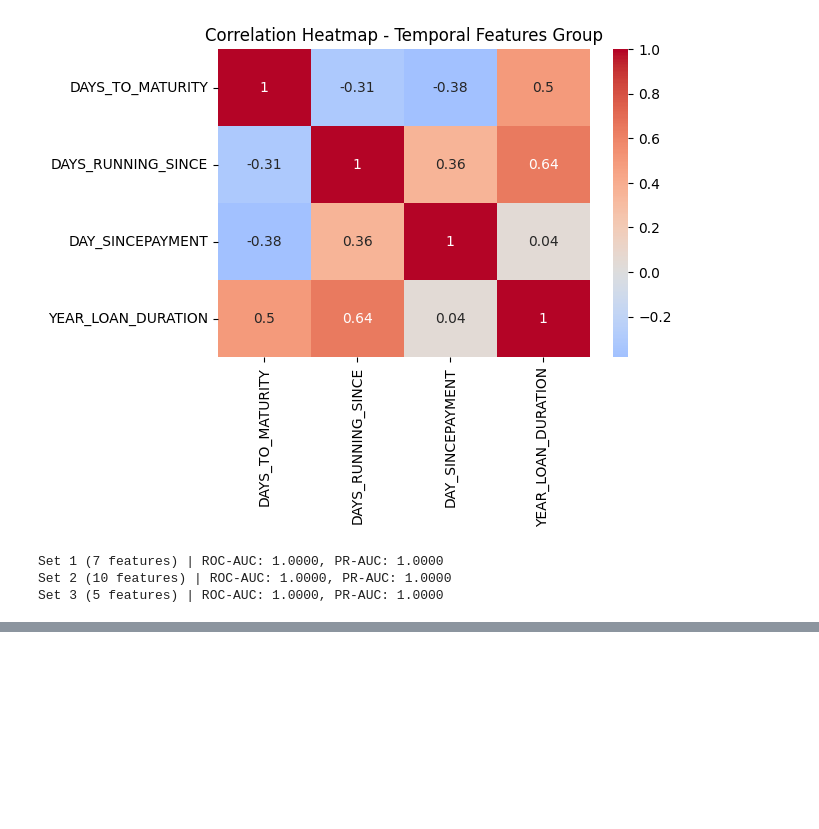
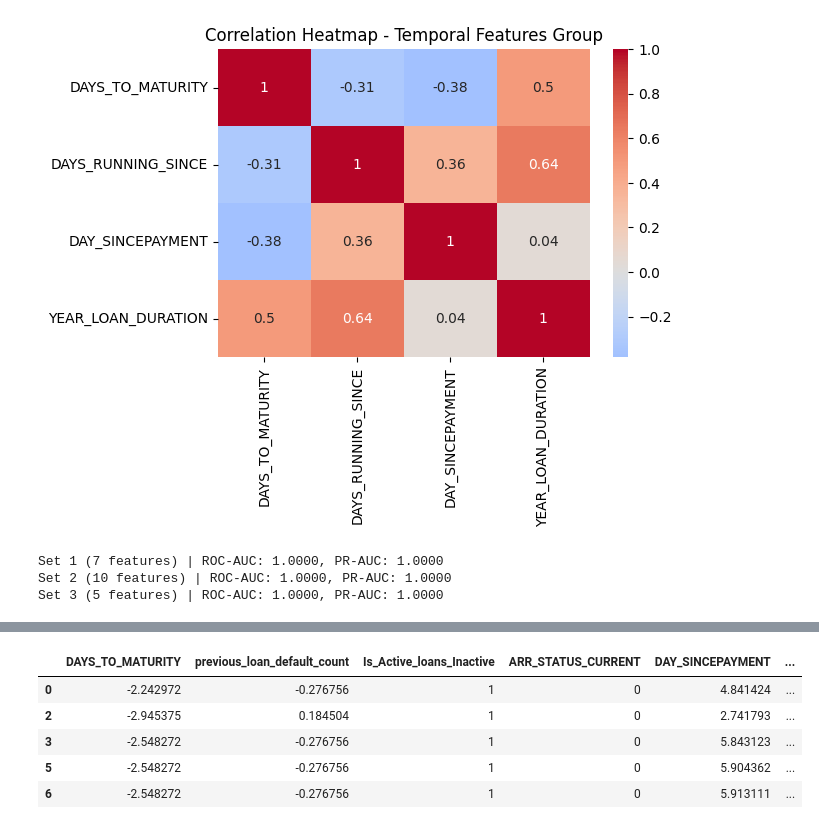
Before and after one commit to wolesijohn/Loan_Default_Prediction-STERLING-BANK-CASE-STUDY-, a Jupyter notebook: Exploratory_Data_Analysis.ipynb, the cells around one changed output, grey strips where cells are left out. Saved outputs shown, nothing was run; the diff lists cells and outputs as text; code cells hidden in the pictures; blank space fills up the shorter version.

```diff
--- a/Exploratory_Data_Analysis.ipynb
+++ b/Exploratory_Data_Analysis.ipynb
@@ -258,3 +258,96 @@ df_combined = pd.concat([df_selected,y], axis=1)
 
 # Save the concatenated DataFrame to a CSV file for model training
 df_combined.to_csv('Loan_Data/model_selected_data.csv', index=False)
+# %%
+import pandas as pd
+import numpy as np
+from sklearn.preprocessing import StandardScaler
+
+# Define required columns (final form)
+set_a = [
+    'DAYS_TO_MATURITY', 'previous_loan_default_count', 'Is_Active_loans_Inactive',
+    'ARR_STATUS_CURRENT', 'DAY_SINCEPAYMENT', 'CURR_BAL', 'DAYS_RUNNING_SINCE'
+]
+set_b = set_a + ['previous_loans_count', 'INTEREST_RATE', 'sector_GENERAL']
+
+
+def check_and_transform_data(df: pd.DataFrame):
+    """
+    Checks if dataset is transformed.
+    If not, performs preprocessing:
+    - Removes duplicates (if loan_id exists)
+    - Drops rows with missing values in required raw columns
+    - Encodes categorical fields as binary:
+        * Is_Active_loans → Is_Active_loans_Inactive (1 if Inactive, else 0)
+        * ARR_STATUS → ARR_STATUS_CURRENT (1 if Current, else 0)
+        * sector → sector_GENERAL (1 if General, else 0)
+    - Converts INTEREST_RATE to float
+    - Standardizes numerical data
+    Returns transformed DataFrame ready for prediction.
+    """
+
+    # --- Step 1: Detect if data already transformed (all required cols exist & numeric) ---
+    if all(col in df.columns for col in set_b):
+        # Check if all are numeric
+        if all(np.issubdtype(df[col].dtype, np.number) for col in set_b):
+            print("✅ Data already transformed. Returning as is...")
+            return df[set_b]
+
+    # --- Step 2: Handle raw data ---
+    print("⚙️ Detected raw data. Performing transformation...")
+
+    # If loan_id exists → drop duplicates
+    if "loan_id" in df.columns:
+        df = df.drop_duplicates(subset=["loan_id"], keep="first")
+
+    # Map categorical columns to new binary encoded form
+    if "Is_Active_loans" in df.columns:
+        df["Is_Active_loans_Inactive"] = df["Is_Active_loans"].str.strip().str.upper().eq("INACTIVE").astype(int)
+    else:
+        raise ValueError("Missing required column: Is_Active_loans")
+
+    if "ARR_STATUS" in df.columns:
+        df["ARR_STATUS_CURRENT"] = df["ARR_STATUS"].str.strip().str.upper().eq("CURRENT").astype(int)
+    else:
+        raise ValueError("Missing required column: ARR_STATUS")
+
+    if "sector" in df.columns:
+        df["sector_GENERAL"] = df["sector"].str.strip().str.upper().eq("GENERAL").astype(int)
+    else:
+        raise ValueError("Missing required column: sector")
+
+    # Convert INTEREST_RATE to numeric
+    if "INTEREST_RATE" in df.columns:
+        df["INTEREST_RATE"] = (
+            df["INTEREST_RATE"]
+            .astype(str)
+            .str.replace("%", "", regex=False)
+            .str.strip()
+        )
+        df["INTEREST_RATE"] = pd.to_numeric(df["INTEREST_RATE"], errors="coerce")
+    else:
+        raise ValueError("Missing required column: INTEREST_RATE")
+
+    # Drop rows with missing values in required columns
+    required_raw = [
+        "DAYS_TO_MATURITY", "previous_loan_default_count", "Is_Active_loans",
+        "ARR_STATUS", "DAY_SINCEPAYMENT", "CURR_BAL", "DAYS_RUNNING_SINCE",
+        "previous_loans_count", "INTEREST_RATE", "sector"
+    ]
+    df = df.dropna(subset=required_raw)
+
+    # Select transformed set_b
+    df_final = df[set_b].copy()
+
+    # Scale numeric features
+    numeric_cols = [c for c in df_final.columns if c not in ["Is_Active_loans_Inactive", "ARR_STATUS_CURRENT", "sector_GENERAL"]]
+    scaler = StandardScaler()
+    df_final[numeric_cols] = scaler.fit_transform(df_final[numeric_cols])
+
+    print("✅ Data transformed successfully.")
+    return df_final
+
+df=pd.read_excel('Loan_Data/data_science_assessment_data.xlsx',sheet_name="Sheet1")
+transformed= check_and_transform_data(df)
+transformed.head(5)
+# %% [output]
@@ -260,0 +373,6 @@ df_combined.to_csv('Loan_Data/model_selected_data.csv', index=False)
+|  | DAYS_TO_MATURITY | previous_loan_default_count | Is_Active_loans_Inactive | ARR_STATUS_CURRENT | DAY_SINCEPAYMENT | ... |
+| 0 | -2.242972 | -0.276756 | 1 | 0 | 4.841424 | ... |
+| 2 | -2.945375 | 0.184504 | 1 | 0 | 2.741793 | ... |
+| 3 | -2.548272 | -0.276756 | 1 | 0 | 5.843123 | ... |
+| 5 | -2.548272 | -0.276756 | 1 | 0 | 5.904362 | ... |
+| 6 | -2.548272 | -0.276756 | 1 | 0 | 5.913111 | ... |
```
Also changed, not shown: parts of 1 cell of this notebook, 6 other files.
